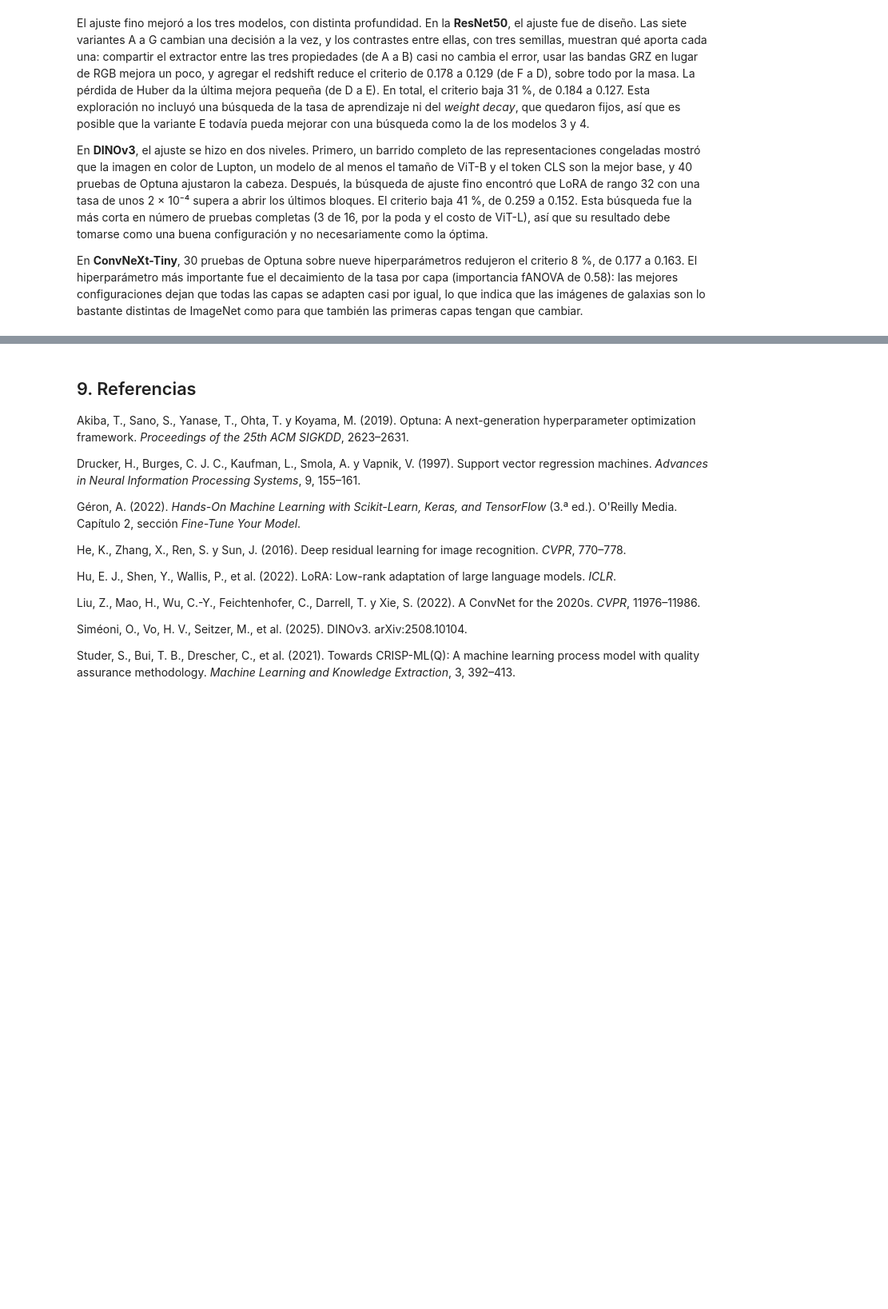
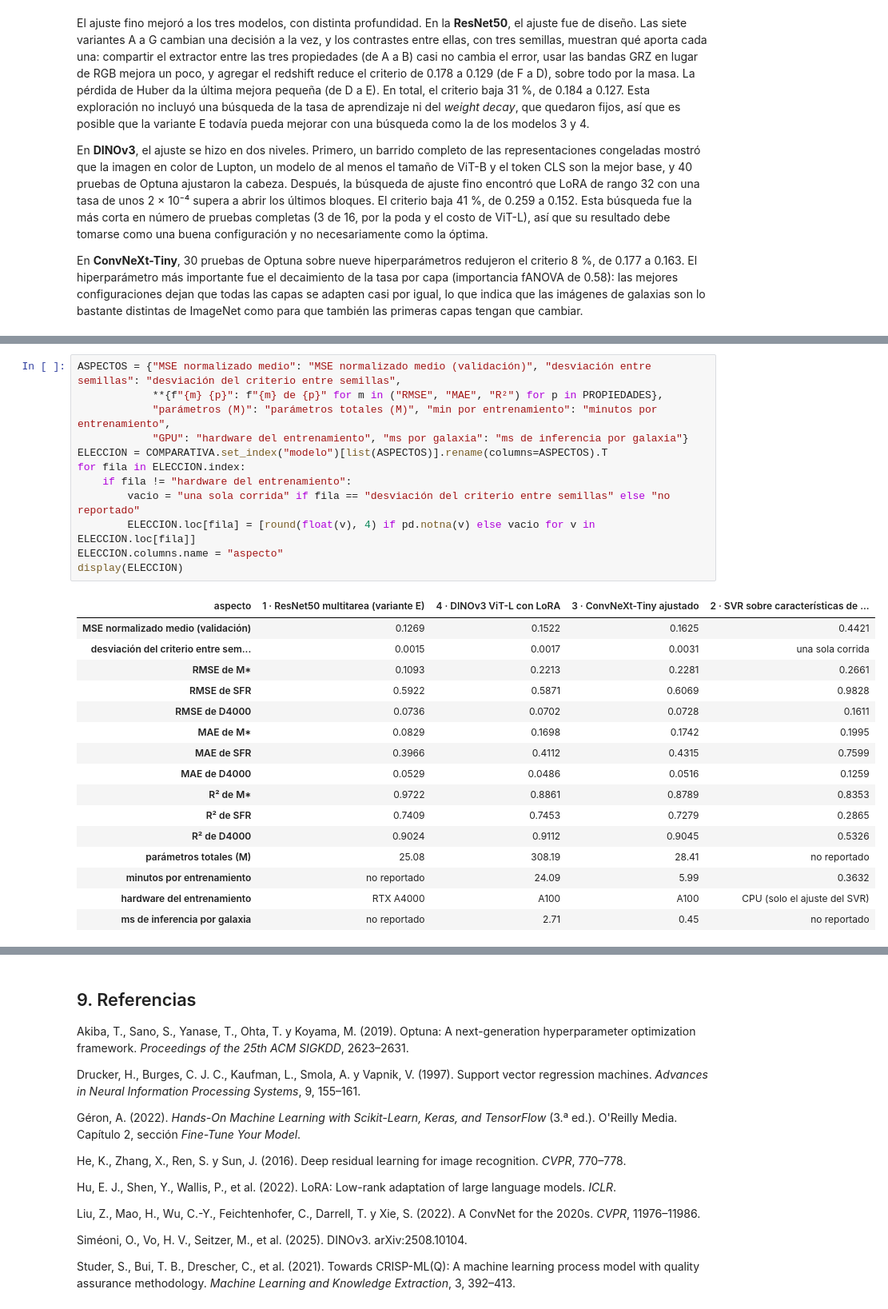
Before and after one commit to erteck/InferenciaPropiedadesFisicas, a Jupyter notebook: Notebooks/Variante Modelos/Avance4.24.ipynb, the cells around one changed output, grey strips where cells are left out. Shown at 80% size. Saved outputs shown, nothing was run; the diff lists cells and outputs as text; blank space fills up the shorter version.

```diff
--- a/Notebooks/Variante Modelos/Avance4.24.ipynb
+++ b/Notebooks/Variante Modelos/Avance4.24.ipynb
@@ -227,0 +208,29 @@ Su desventaja es el costo: cuatro veces más tiempo de entrenamiento y seis vece
+# %%
+ASPECTOS = {"MSE normalizado medio": "MSE normalizado medio (validación)", "desviación entre semillas": "desviación del criterio entre semillas",
+            **{f"{m} {p}": f"{m} de {p}" for m in ("RMSE", "MAE", "R²") for p in PROPIEDADES},
+            "parámetros (M)": "parámetros totales (M)", "min por entrenamiento": "minutos por entrenamiento",
+            "GPU": "hardware del entrenamiento", "ms por galaxia": "ms de inferencia por galaxia"}
+ELECCION = COMPARATIVA.set_index("modelo")[list(ASPECTOS)].rename(columns=ASPECTOS).T
+for fila in ELECCION.index:
+    if fila != "hardware del entrenamiento":
+        vacio = "una sola corrida" if fila == "desviación del criterio entre semillas" else "no reportado"
+        ELECCION.loc[fila] = [round(float(v), 4) if pd.notna(v) else vacio for v in ELECCION.loc[fila]]
+ELECCION.columns.name = "aspecto"
+display(ELECCION)
+# %% [output]
+| aspecto | 1 · ResNet50 multitarea (variante E) | 4 · DINOv3 ViT-L con LoRA | 3 · ConvNeXt-Tiny ajustado | 2 · SVR sobre características de ... |
+| MSE normalizado medio (validación) | 0.1269 | 0.1522 | 0.1625 | 0.4421 |
+| desviación del criterio entre sem... | 0.0015 | 0.0017 | 0.0031 | una sola corrida |
+| RMSE de M* | 0.1093 | 0.2213 | 0.2281 | 0.2661 |
+| RMSE de SFR | 0.5922 | 0.5871 | 0.6069 | 0.9828 |
+| RMSE de D4000 | 0.0736 | 0.0702 | 0.0728 | 0.1611 |
+| MAE de M* | 0.0829 | 0.1698 | 0.1742 | 0.1995 |
+| MAE de SFR | 0.3966 | 0.4112 | 0.4315 | 0.7599 |
+| MAE de D4000 | 0.0529 | 0.0486 | 0.0516 | 0.1259 |
+| R² de M* | 0.9722 | 0.8861 | 0.8789 | 0.8353 |
+| R² de SFR | 0.7409 | 0.7453 | 0.7279 | 0.2865 |
+| R² de D4000 | 0.9024 | 0.9112 | 0.9045 | 0.5326 |
+| parámetros totales (M) | 25.08 | 308.19 | 28.41 | no reportado |
+| minutos por entrenamiento | no reportado | 24.09 | 5.99 | 0.3632 |
+| hardware del entrenamiento | RTX A4000 | A100 | A100 | CPU (solo el ajuste del SVR) |
+| ms de inferencia por galaxia | no reportado | 2.71 | 0.45 | no reportado |
```
Also changed, not shown: parts of 13 cells of this notebook.
